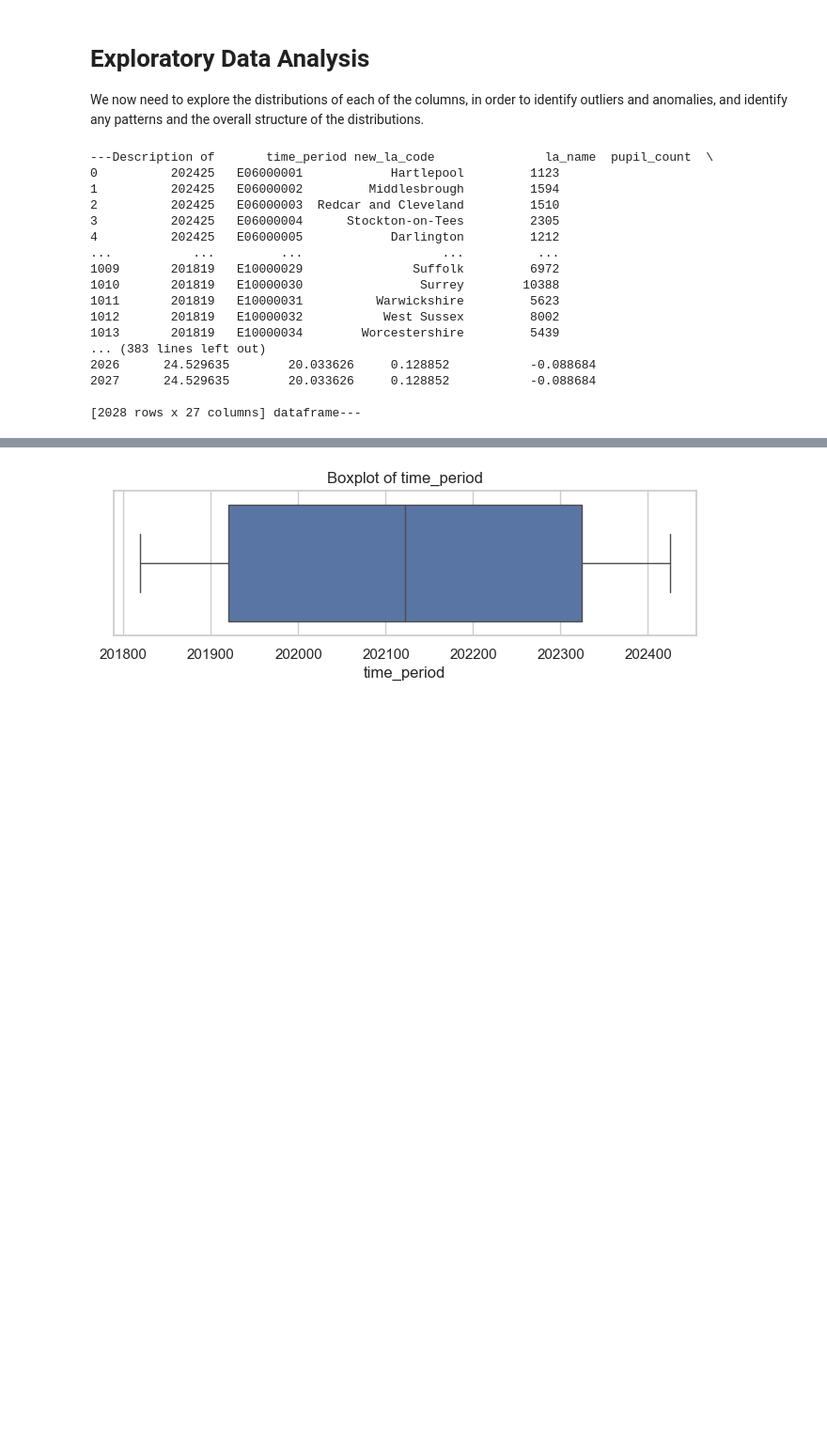
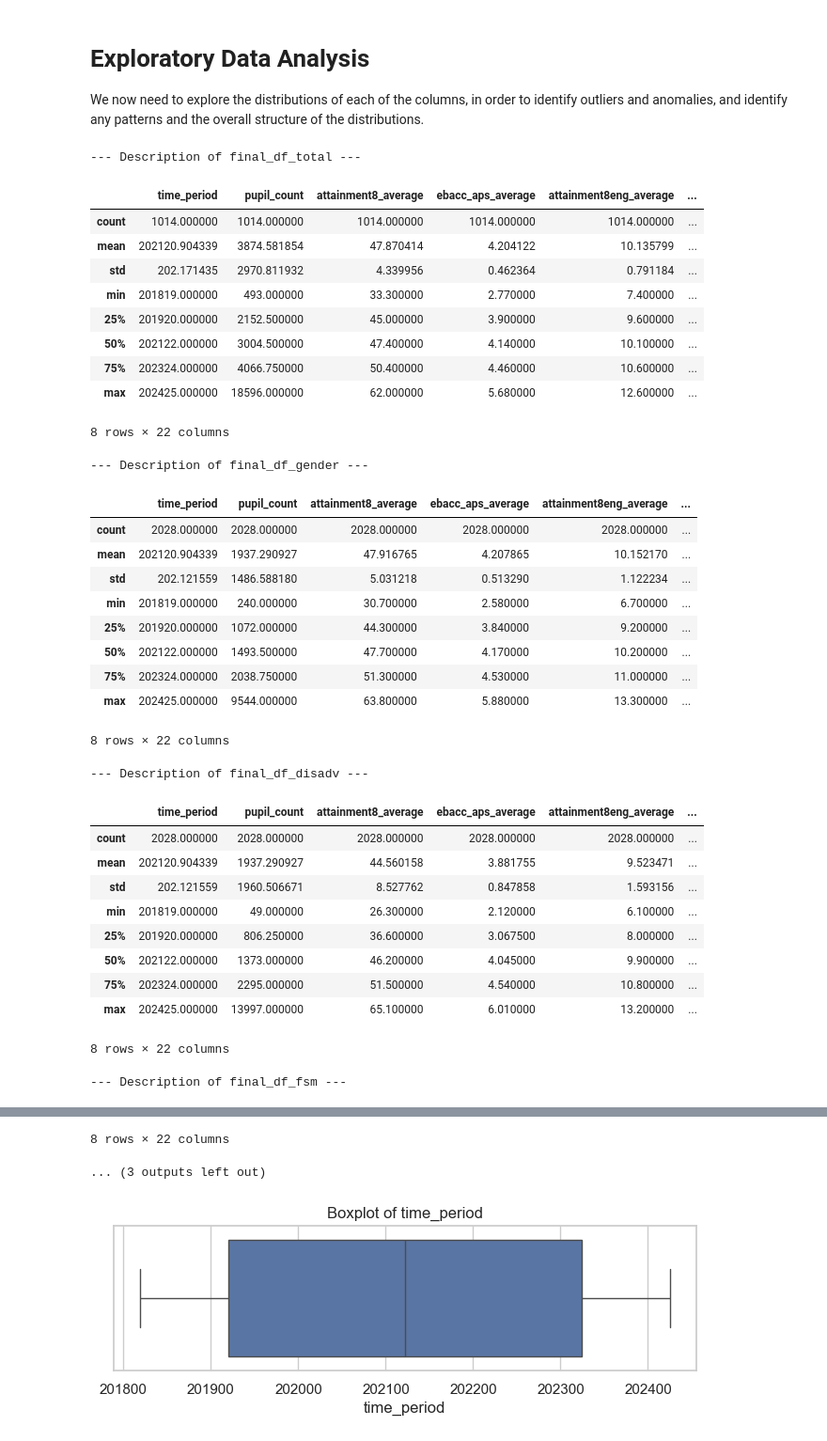
Before and after one commit to AislingLangston/CFG-DS-group-6-2026, a Jupyter notebook: AL_school_performance_0906.ipynb, the cells around one changed output, grey strips where cells are left out. Shown at 94% size. Cells and saved outputs as stored; diff of their text form; code cells hidden in the pictures; blank space fills up the shorter version.

```diff
--- a/AL_school_performance_0906.ipynb
+++ b/AL_school_performance_0906.ipynb
@@ -1281,24 +1281,45 @@ final_df_lang.to_csv("data/final_df_lang.csv", index=False)
 
 We now need to explore the distributions of each of the columns, in order to identify outliers and anomalies, and identify any patterns and the overall structure of the distributions.
 # %%
-for df in [final_df_total, final_df_gender, final_df_disadv, final_df_fsm, final_df_lang]:
-    print(f'\n---Description of {df} dataframe---')
-    df.describe()
+for name, df in [('final_df_total', final_df_total),
+                  ('final_df_gender', final_df_gender),
+                  ('final_df_disadv', final_df_disadv),
+                  ('final_df_fsm', final_df_fsm),
+                  ('final_df_lang', final_df_lang)]:
+    print(f'\n--- Description of {name} ---')
+    display(df.describe())
 # %% [output]
----Description of       time_period new_la_code               la_name  pupil_count  \
-0          202425   E06000001            Hartlepool         1123
-1          202425   E06000002         Middlesbrough         1594
-2          202425   E06000003  Redcar and Cleveland         1510
-3          202425   E06000004      Stockton-on-Tees         2305
-4          202425   E06000005            Darlington         1212
-...           ...         ...                   ...          ...
-1009       201819   E10000029               Suffolk         6972
-1010       201819   E10000030                Surrey        10388
-1011       201819   E10000031          Warwickshire         5623
-1012       201819   E10000032           West Sussex         8002
-1013       201819   E10000034        Worcestershire         5439
-... (383 lines left out)
-2026      24.529635        20.033626     0.128852           -0.088684
-2027      24.529635        20.033626     0.128852           -0.088684
-
-[2028 rows x 27 columns] dataframe---
+--- Description of final_df_total ---
+|  | time_period | pupil_count | attainment8_average | ebacc_aps_average | attainment8eng_average | ... |
+| count | 1014.000000 | 1014.000000 | 1014.000000 | 1014.000000 | 1014.000000 | ... |
+| mean | 202120.904339 | 3874.581854 | 47.870414 | 4.204122 | 10.135799 | ... |
+| std | 202.171435 | 2970.811932 | 4.339956 | 0.462364 | 0.791184 | ... |
+| min | 201819.000000 | 493.000000 | 33.300000 | 2.770000 | 7.400000 | ... |
+| 25% | 201920.000000 | 2152.500000 | 45.000000 | 3.900000 | 9.600000 | ... |
+| 50% | 202122.000000 | 3004.500000 | 47.400000 | 4.140000 | 10.100000 | ... |
+| 75% | 202324.000000 | 4066.750000 | 50.400000 | 4.460000 | 10.600000 | ... |
+| max | 202425.000000 | 18596.000000 | 62.000000 | 5.680000 | 12.600000 | ... |
+8 rows × 22 columns
+--- Description of final_df_gender ---
+|  | time_period | pupil_count | attainment8_average | ebacc_aps_average | attainment8eng_average | ... |
+| count | 2028.000000 | 2028.000000 | 2028.000000 | 2028.000000 | 2028.000000 | ... |
+| mean | 202120.904339 | 1937.290927 | 47.916765 | 4.207865 | 10.152170 | ... |
+| std | 202.121559 | 1486.588180 | 5.031218 | 0.513290 | 1.122234 | ... |
+| min | 201819.000000 | 240.000000 | 30.700000 | 2.580000 | 6.700000 | ... |
+| 25% | 201920.000000 | 1072.000000 | 44.300000 | 3.840000 | 9.200000 | ... |
+| 50% | 202122.000000 | 1493.500000 | 47.700000 | 4.170000 | 10.200000 | ... |
+| 75% | 202324.000000 | 2038.750000 | 51.300000 | 4.530000 | 11.000000 | ... |
+| max | 202425.000000 | 9544.000000 | 63.800000 | 5.880000 | 13.300000 | ... |
+8 rows × 22 columns
+--- Description of final_df_disadv ---
+|  | time_period | pupil_count | attainment8_average | ebacc_aps_average | attainment8eng_average | ... |
+| count | 2028.000000 | 2028.000000 | 2028.000000 | 2028.000000 | 2028.000000 | ... |
+| mean | 202120.904339 | 1937.290927 | 44.560158 | 3.881755 | 9.523471 | ... |
+| std | 202.121559 | 1960.506671 | 8.527762 | 0.847858 | 1.593156 | ... |
+| min | 201819.000000 | 49.000000 | 26.300000 | 2.120000 | 6.100000 | ... |
+| 25% | 201920.000000 | 806.250000 | 36.600000 | 3.067500 | 8.000000 | ... |
+| 50% | 202122.000000 | 1373.000000 | 46.200000 | 4.045000 | 9.900000 | ... |
+| 75% | 202324.000000 | 2295.000000 | 51.500000 | 4.540000 | 10.800000 | ... |
+| max | 202425.000000 | 13997.000000 | 65.100000 | 6.010000 | 13.200000 | ... |
+8 rows × 22 columns
+--- Description of final_df_fsm ---
@@ -1305,3 +1335,5 @@ for df in [final_df_total, final_df_gender, final_df_disadv, final_df_fsm, final
+8 rows × 22 columns
+... (3 outputs left out)
 # %%
 # Exploratory Data Analysis
 sns.set_theme(style="whitegrid")
```
Also changed, not shown: parts of 3 cells of this notebook.
